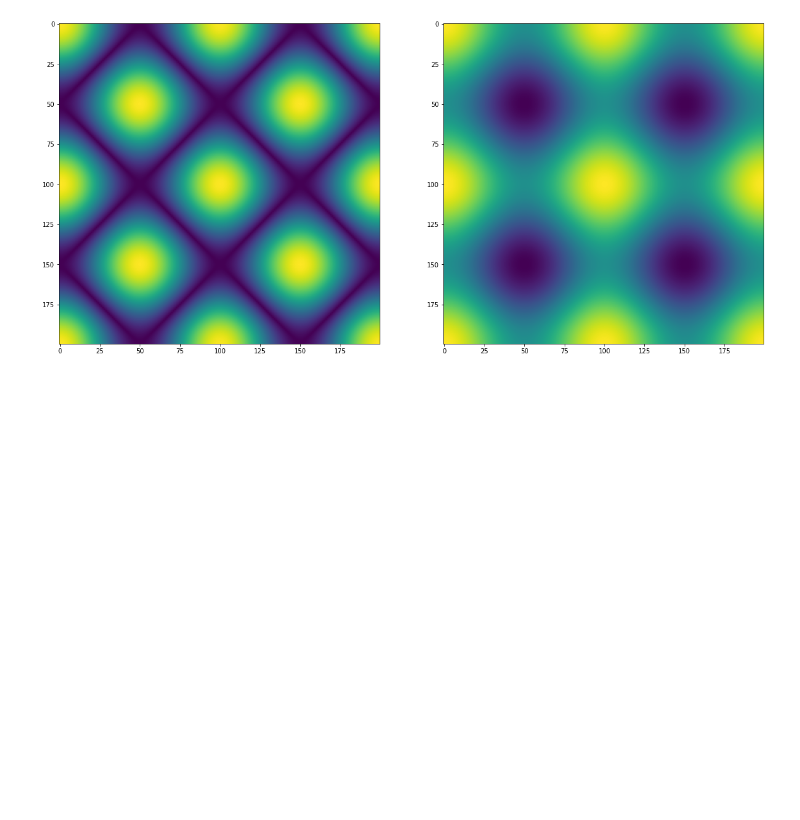
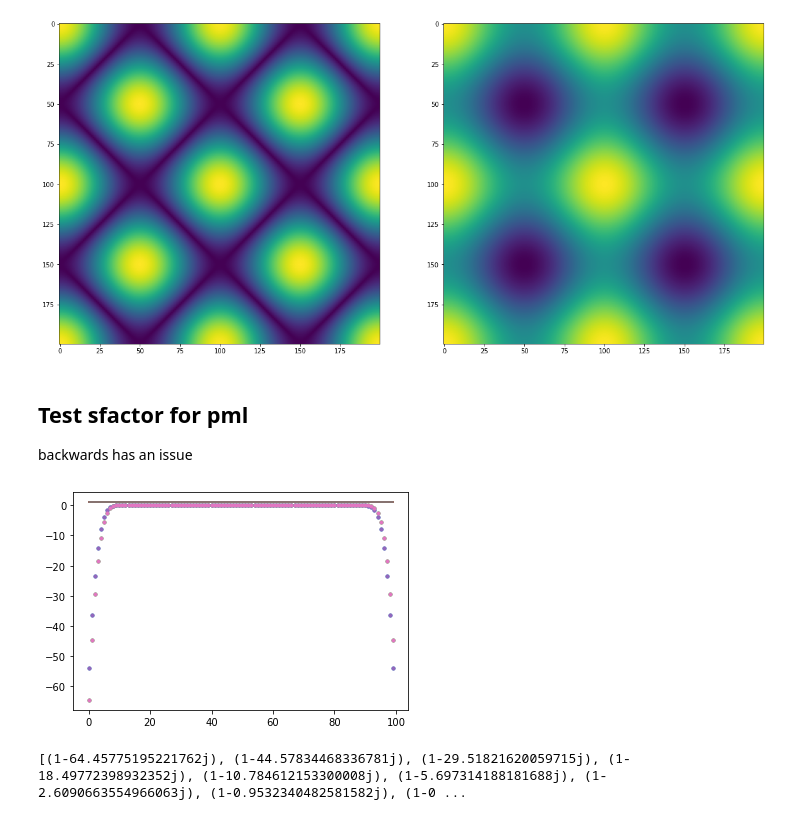
Before and after one commit to zhaonat/fdfd-armadillo, a Jupyter notebook: notebooks/test_armadillo.ipynb, the cells around one changed output. Cells and saved outputs as stored; diff of their text form; code cells hidden in the pictures; blank space fills up the shorter version.

```diff
--- a/notebooks/test_armadillo.ipynb
+++ b/notebooks/test_armadillo.ipynb
@@ -53,3 +53,26 @@ plt.show();
 # %% [output]
 ['_MutableMapping__marker', '__abstractmethods__', '__bool__', '__class__', '__contains__', '__delattr__', '__delitem__', '__dict__', '__dir__', '__doc__', '__enter__', '__eq__', '__exit__', '__format ...
 [figure]
+# %% [markdown]
+## Test sfactor for pml
+backwards has an issue
+# %%
+
+for filename in ["sfactorxf.csv","sfactorxb.csv","sfactoryf.csv","sfactoryb.csv"]:
+    processed = [];
+    with open(filename, 'r') as f:
+        #lines = ' '.join([s.replace(',', '.') for s in f.readlines()])
+        #print(lines.split())
+        line = f.readlines()[0].strip().split(',');
+        line = [i.replace('i','j') for i in line];
+
+        sfact = [complex(i.replace('+-', '-')) for i in line]
+    plt.plot(np.imag(sfact), '.')
+    plt.plot(np.real(sfact))
+plt.show();
+# %% [output]
+[figure, added]
+# %%
+print(sfact)
+# %% [output]
+[(1-64.45775195221762j), (1-44.57834468336781j), (1-29.51821620059715j), (1-18.49772398932352j), (1-10.784612153300008j), (1-5.697314188181688j), (1-2.6090663554966063j), (1-0.9532340482581582j), (1-0 ...
```
Also changed, not shown: 15 other files.
